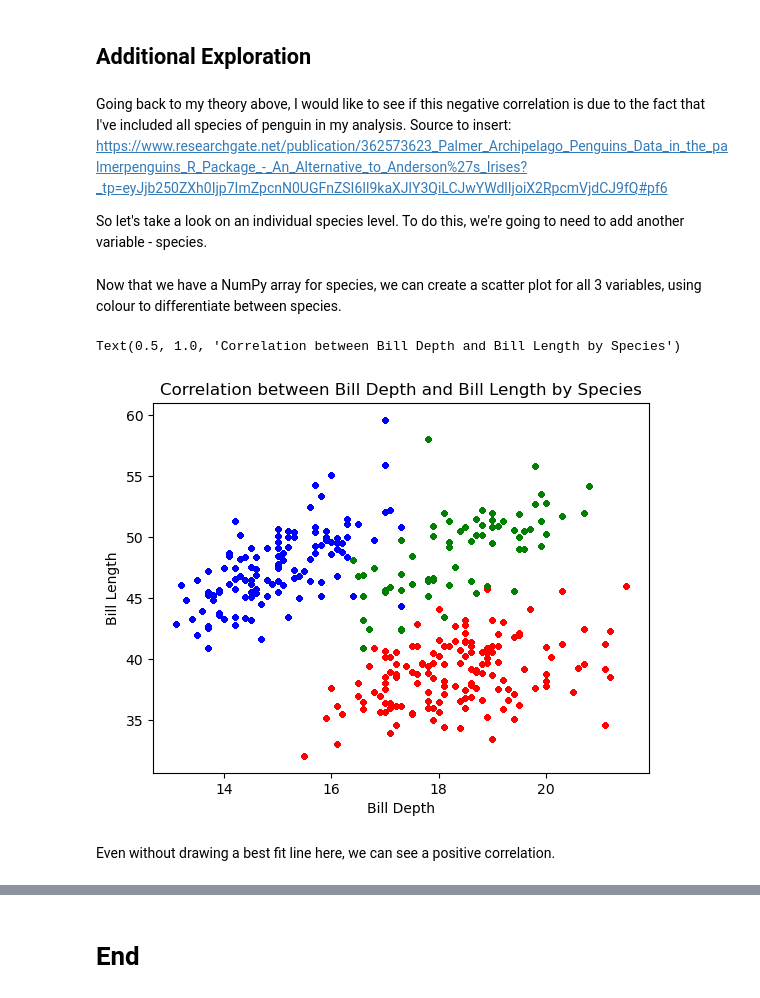
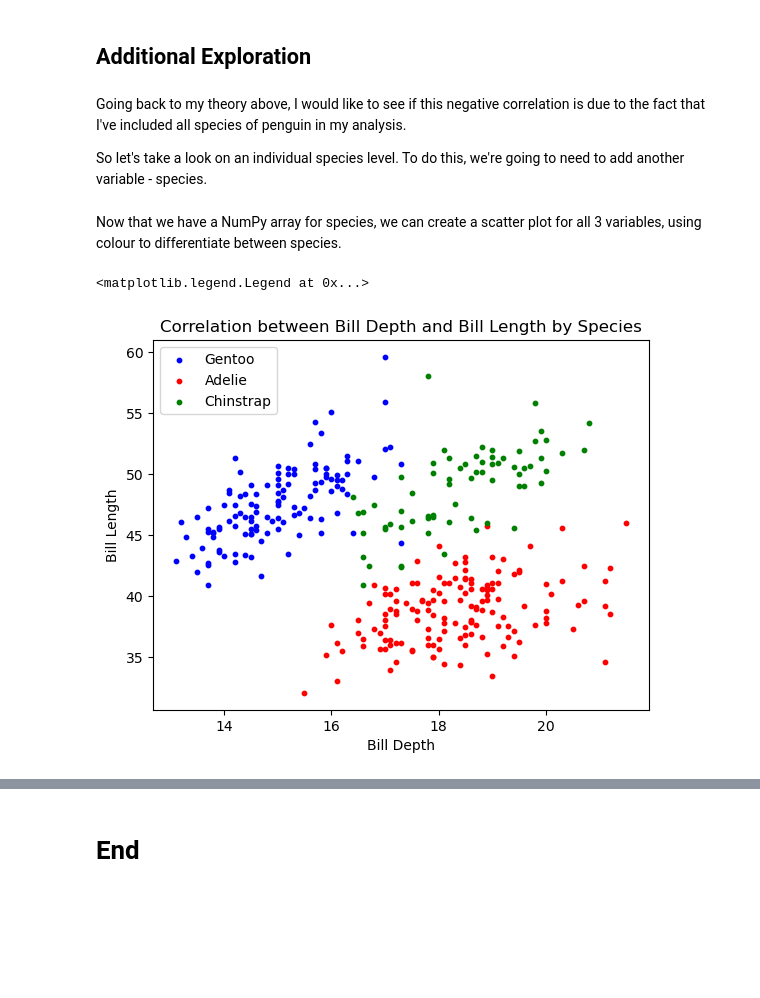
Before and after one commit to MylesHenehan/mywork, a Jupyter notebook: penguins.ipynb, the cells around one changed output, grey strips where cells are left out. Saved outputs shown, nothing was run; the diff lists cells and outputs as text; code cells hidden in the pictures; blank space fills up the shorter version.

```diff
--- a/penguins.ipynb
+++ b/penguins.ipynb
@@ -214,7 +212,7 @@ Text(0, 0.5, 'Bill Length')
 # %% [markdown]
 ## Additional Exploration
 # %% [markdown]
-Going back to my theory above, I would like to see if this negative correlation is due to the fact that I've included all species of penguin in my analysis. Source to insert: https://www.researchgate.net/publication/362573623_Palmer_Archipelago_Penguins_Data_in_the_palmerpenguins_R_Package_-_An_Alternative_to_Anderson%27s_Irises?_tp=eyJjb250ZXh0Ijp7ImZpcnN0UGFnZSI6Il9kaXJlY3QiLCJwYWdlIjoiX2RpcmVjdCJ9fQ#pf6
+Going back to my theory above, I would like to see if this negative correlation is due to the fact that I've included all species of penguin in my analysis.
 
 So let's take a look on an individual species level. To do this, we're going to need to add another variable - species.
 # %%
@@ -226,20 +224,18 @@ Now that we have a NumPy array for species, we can create a scatter plot for all
 # %%
 fig, ax = plt.subplots()
 
 colors = {'Adelie': 'red', 'Chinstrap': 'green', 'Gentoo': 'blue'}
 
 
-for s in species:
+for s in set(species):
     ax.scatter(billdepth[species == s], billlen[species == s],
                 c=colors[s], label=s, s=10)
 
 ax.set_xlabel('Bill Depth')
 ax.set_ylabel('Bill Length')
 ax.set_title('Correlation between Bill Depth and Bill Length by Species')
 
-#ax.legend(title='Species') (Note to self: work out how to do this)
+ax.legend()
 # %% [output]
-Text(0.5, 1.0, 'Correlation between Bill Depth and Bill Length by Species')
+<matplotlib.legend.Legend at 0x...>
-[figure, old version]
+[figure, new version]
-# %% [markdown]
-Even without drawing a best fit line here, we can see a positive correlation.
```
Also changed, not shown: parts of 19 cells of this notebook.
